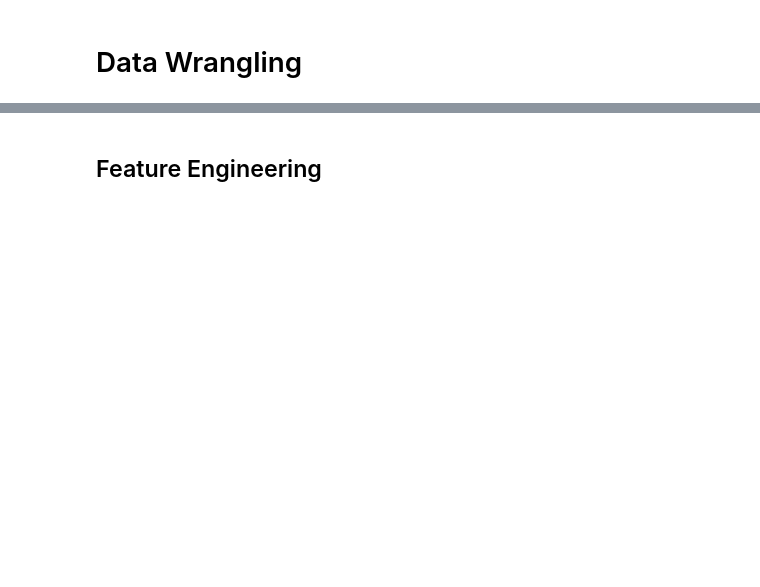
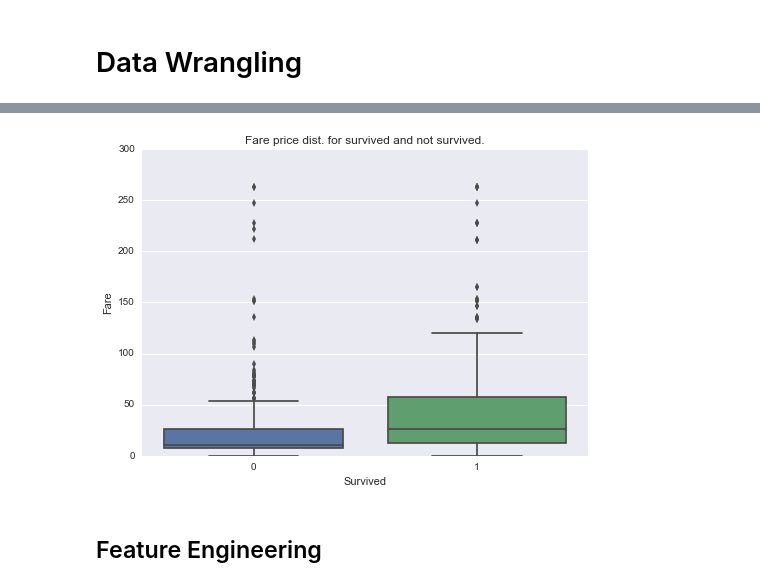
Before and after one commit to Lukiz/k_sinking_ship, a Jupyter notebook: sinking_ship.ipynb, the cells around one changed output, grey strips where cells are left out. Cells and saved outputs as stored; diff of their text form; code cells hidden in the pictures; blank space fills up the shorter version.

```diff
--- a/sinking_ship.ipynb
+++ b/sinking_ship.ipynb
@@ -125,6 +111,13 @@ test['Title_num'].hist(bins=range(-1,12), figsize=(6,4));
 #test.ix[test.isnull().any(axis=1)]
 for i in range(1, 4):
     test.loc[test.Fare.isnull() & test.Pclass==i,'Fare'] = test.groupby('Pclass').mean()['Fare'][i].round()
+# %%
+fig, ax1 = plt.subplots(1,1)
+sns.boxplot(x='Survived', y='Fare', data=train[['Fare', 'Survived', 'Gender']],ax=ax1)
+plt.title('Fare price dist. for survived and not survived.')
+ax1.set_ylim([0,300]);
+# %% [output]
+[figure, added]
 # %% [markdown]
 ## Feature Engineering
 # %%
```
Also changed, not shown: parts of 79 cells of this notebook.
